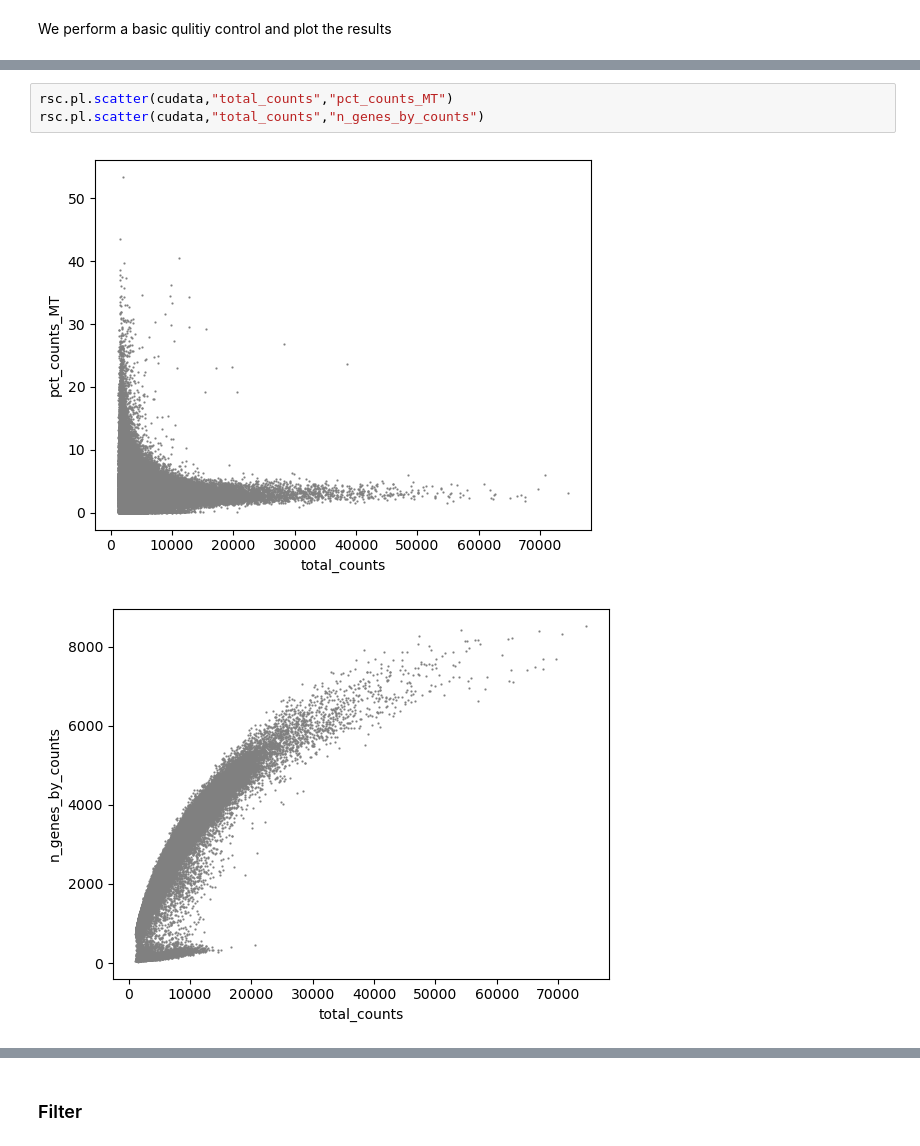
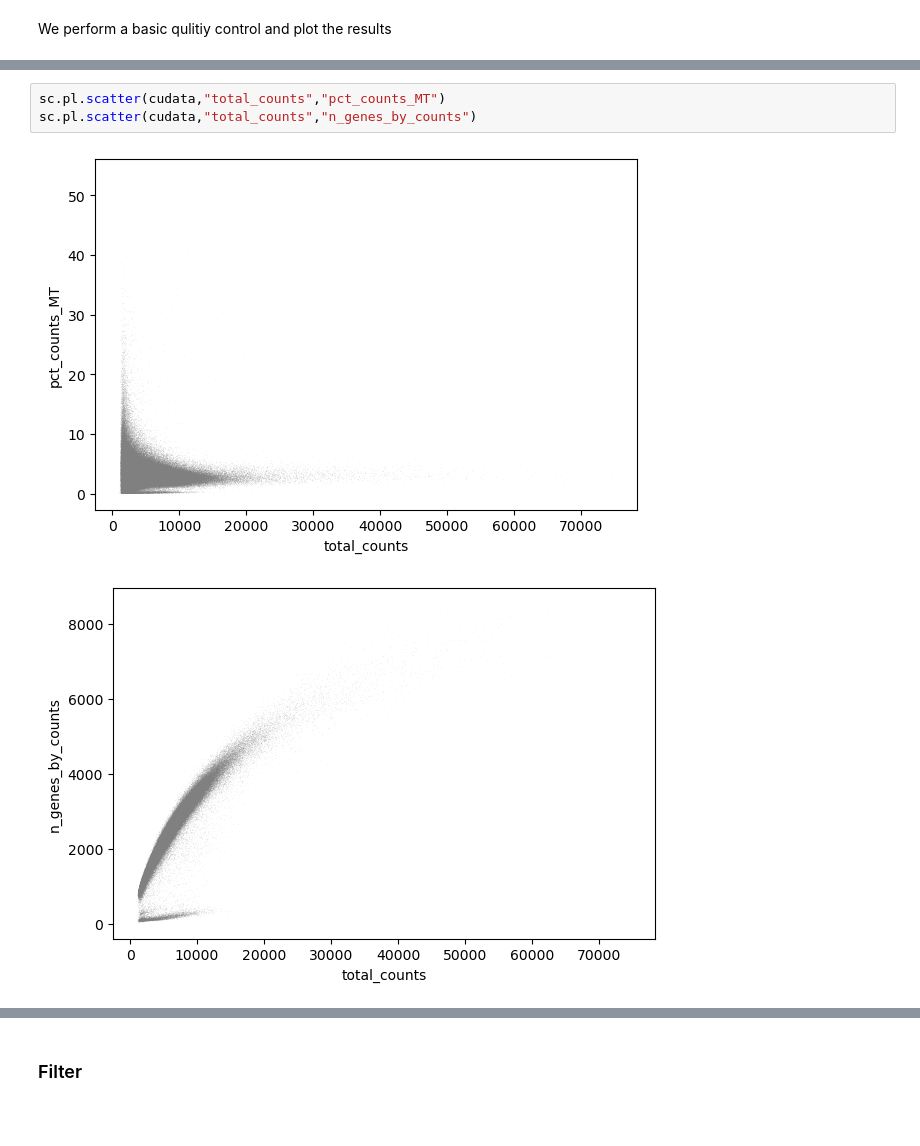
Before and after one commit to scverse/rapids_singlecell, a Jupyter notebook: notebooks/demo_gpu-PR.ipynb, the cells around one changed output, grey strips where cells are left out. Cells and saved outputs as stored; diff of their text form; blank space fills up the shorter version.

```diff
--- a/notebooks/demo_gpu-PR.ipynb
+++ b/notebooks/demo_gpu-PR.ipynb
@@ -87,7 +88,7 @@ Wall time: 247 ms
 # %%
-rsc.pl.scatter(cudata,"total_counts","pct_counts_MT")
-rsc.pl.scatter(cudata,"total_counts","n_genes_by_counts")
+sc.pl.scatter(cudata,"total_counts","pct_counts_MT")
+sc.pl.scatter(cudata,"total_counts","n_genes_by_counts")
 # %% [output]
-[figure, old version]
+[figure, new version]
-[figure, old version]
+[figure, new version]
 # %%
```
Also changed, not shown: parts of 34 cells of this notebook, 3 other files.
